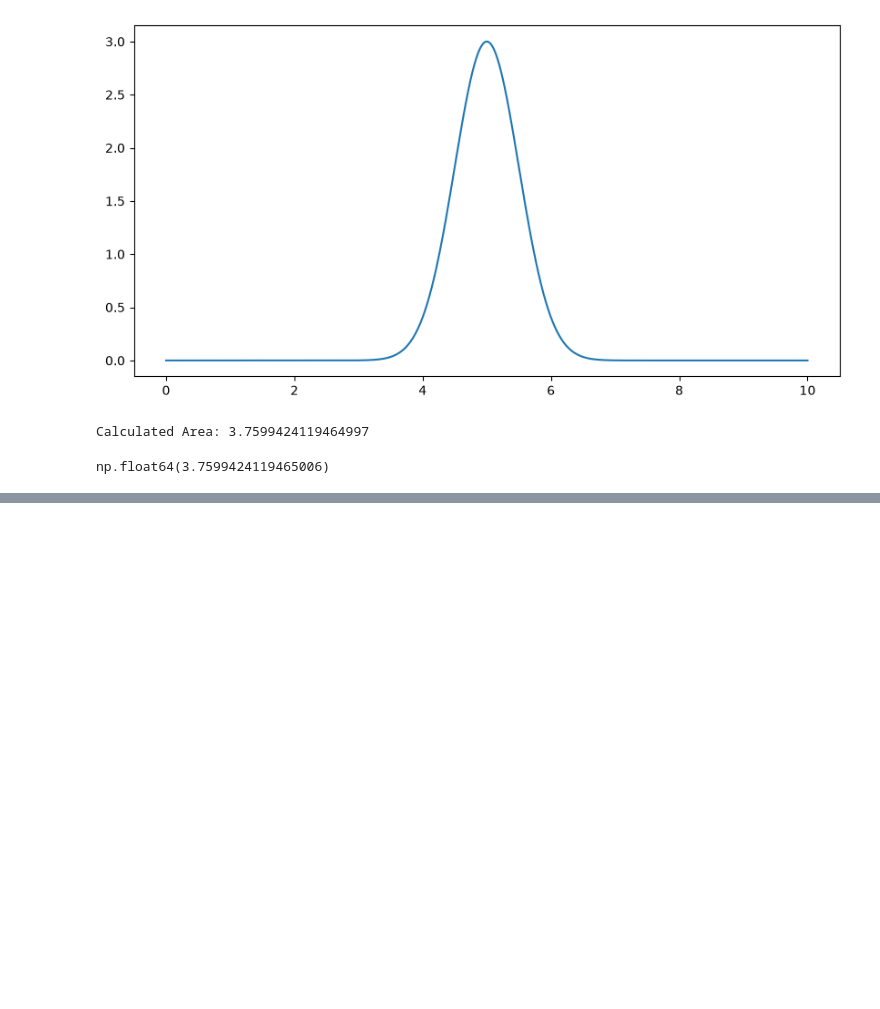
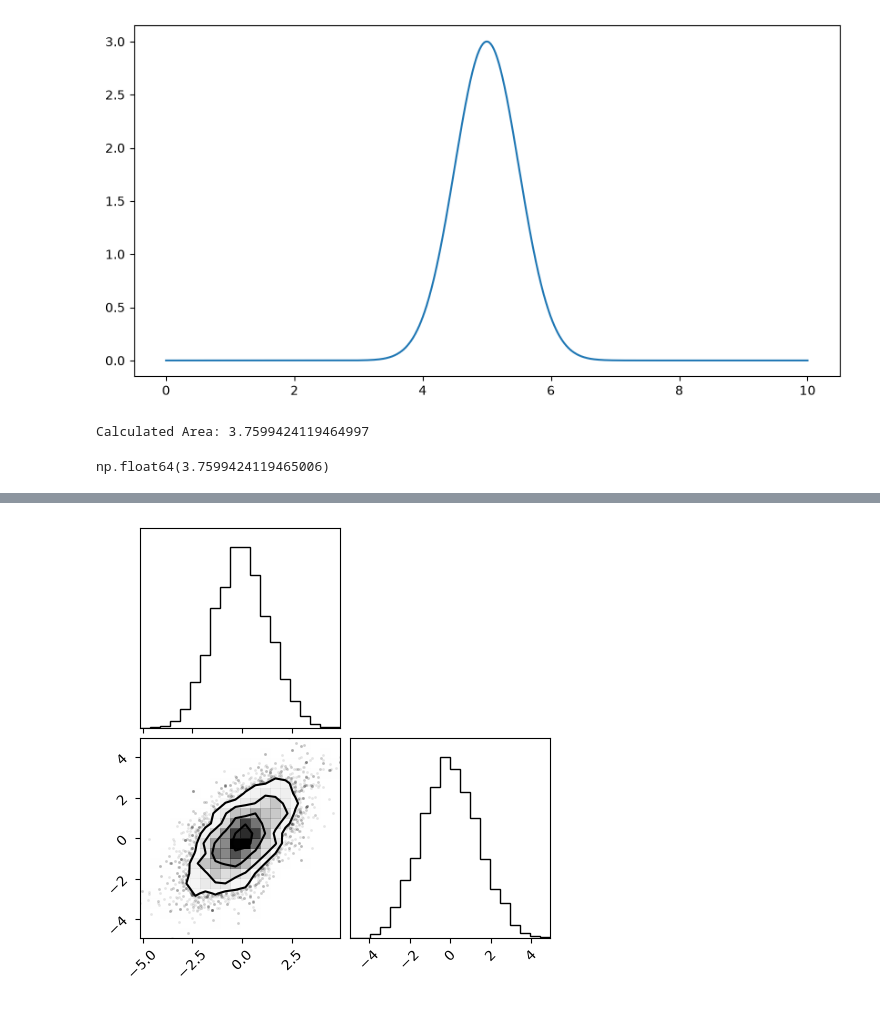
Before and after one commit to NickGunder/Python4Astronomers, a Jupyter notebook: MetropolisHastingsSampler.ipynb, the cells around one changed output, grey strips where cells are left out. Cells and saved outputs as stored; diff of their text form; code cells hidden in the pictures; blank space fills up the shorter version.

```diff
--- a/MetropolisHastingsSampler.ipynb
+++ b/MetropolisHastingsSampler.ipynb
@@ -136,0 +138,14 @@ plt.show()
+# %%
+V = np.array([[2,1.2],[1.2,2]])
+
+def twoDgaussian(theta):
+    return stats.multivariate_normal.pdf(theta, mean=np.zeros(2), cov=V)
+
+
+
+chain = MCMC(twoDgaussian, [0.0, 0.0], 10000)
+
+import corner
+fig = corner.corner(chain)
+# %% [output]
+[figure, added]
```
Also changed, not shown: parts of 7 cells of this notebook.
